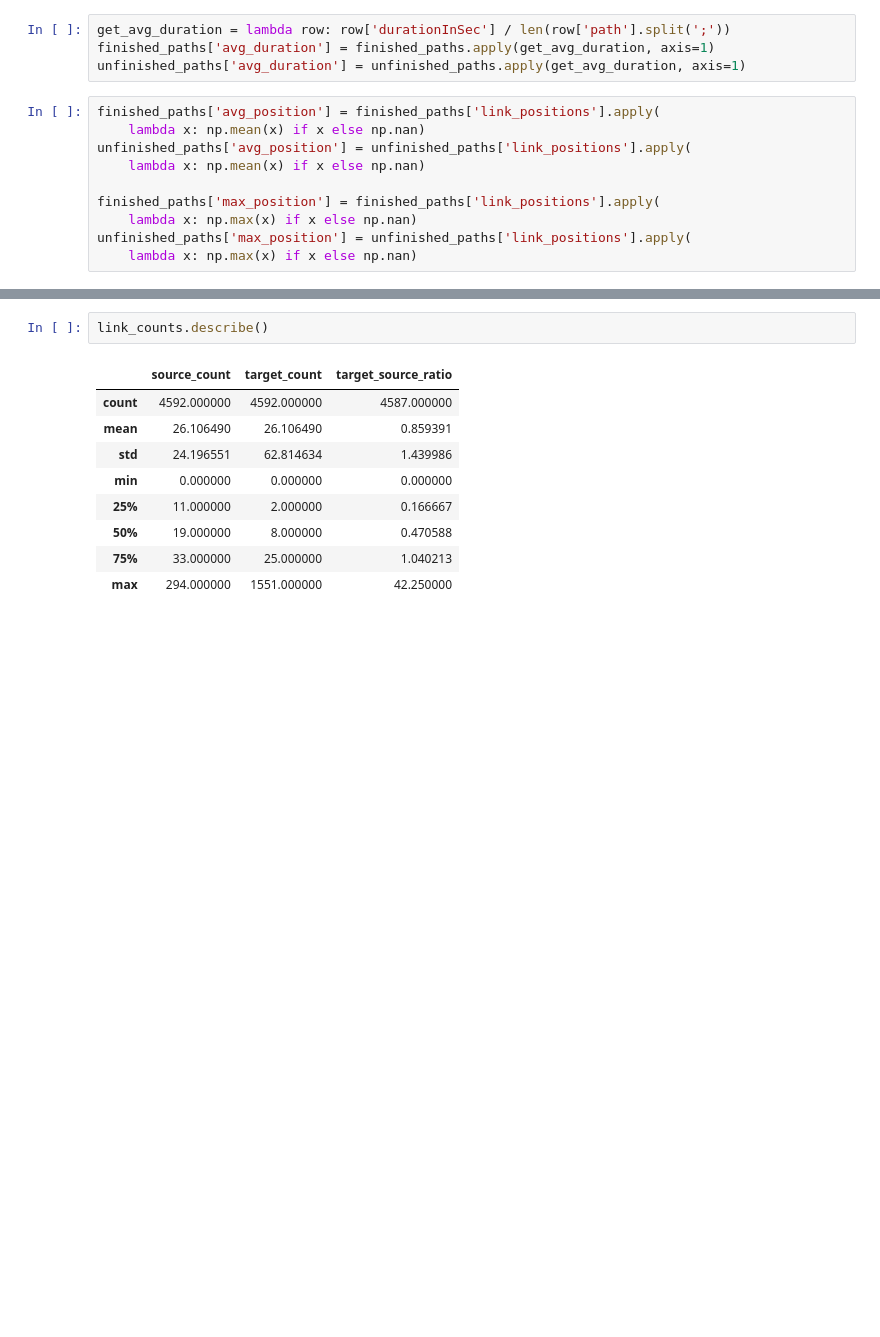
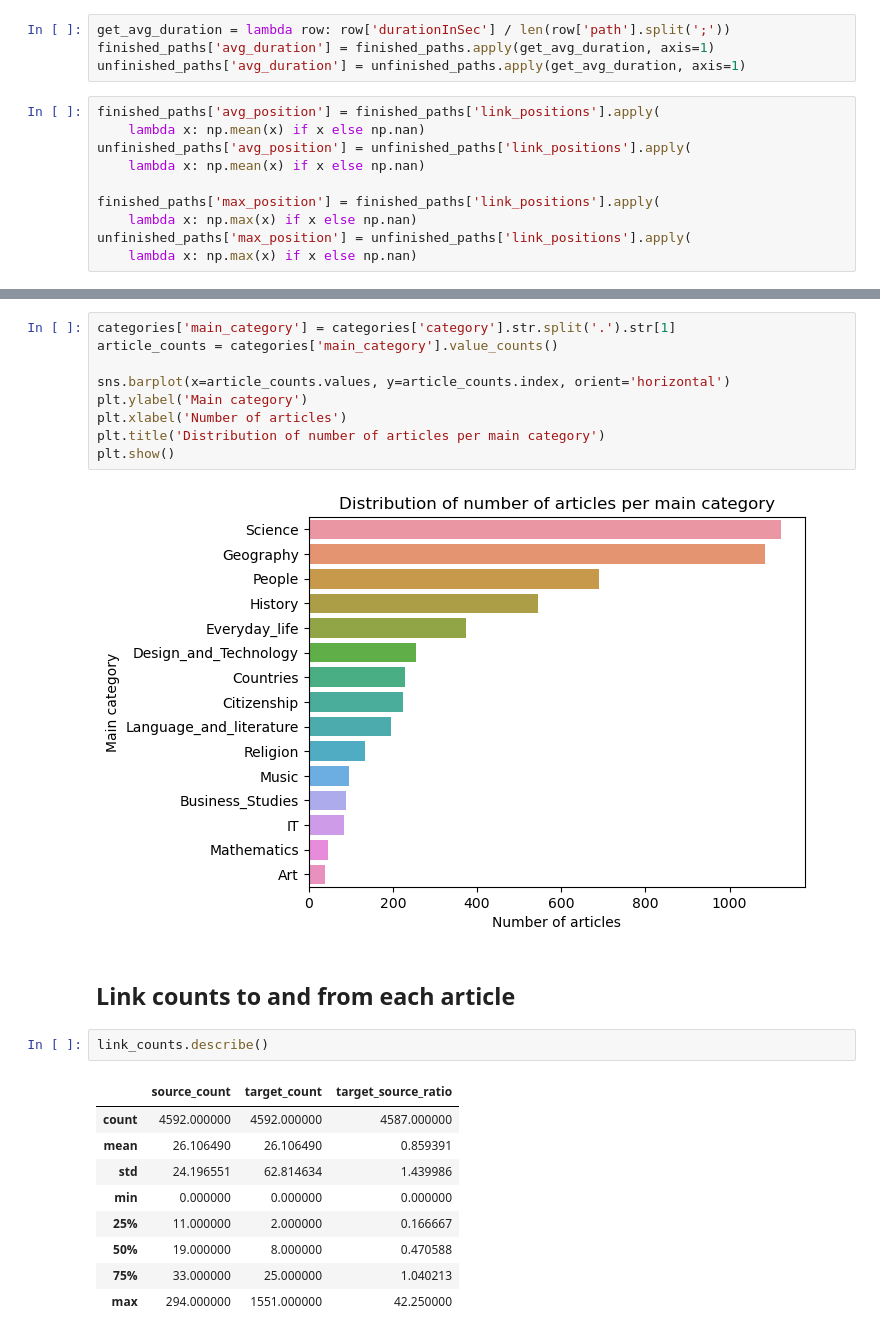
Before and after one commit to epfl-ada/ada-2023-project-epfldatadynamos, a Jupyter notebook: preliminary_analysis.ipynb, the cells around one changed output, grey strips where cells are left out. Cells and saved outputs as stored; diff of their text form; blank space fills up the shorter version.

```diff
--- a/preliminary_analysis.ipynb
+++ b/preliminary_analysis.ipynb
@@ -327,3 +322,16 @@ Preliminary analysis
+# %%
+categories['main_category'] = categories['category'].str.split('.').str[1]
+article_counts = categories['main_category'].value_counts()
+
+sns.barplot(x=article_counts.values, y=article_counts.index, orient='horizontal')
+plt.ylabel('Main category')
+plt.xlabel('Number of articles')
+plt.title('Distribution of number of articles per main category')
+plt.show()
+# %% [output]
+[figure, added]
+# %% [markdown]
+## Link counts to and from each article
 # %%
 link_counts.describe()
 # %% [output]
```
Also changed, not shown: parts of 38 cells of this notebook, 1 other file.
